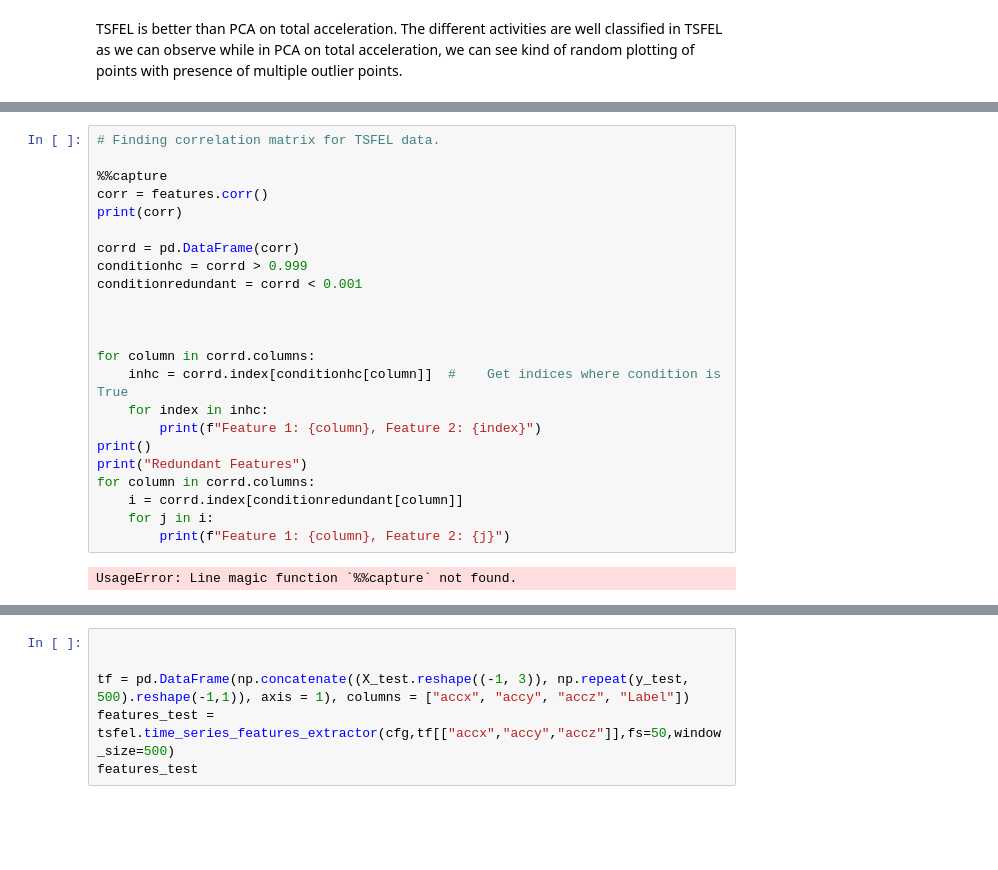
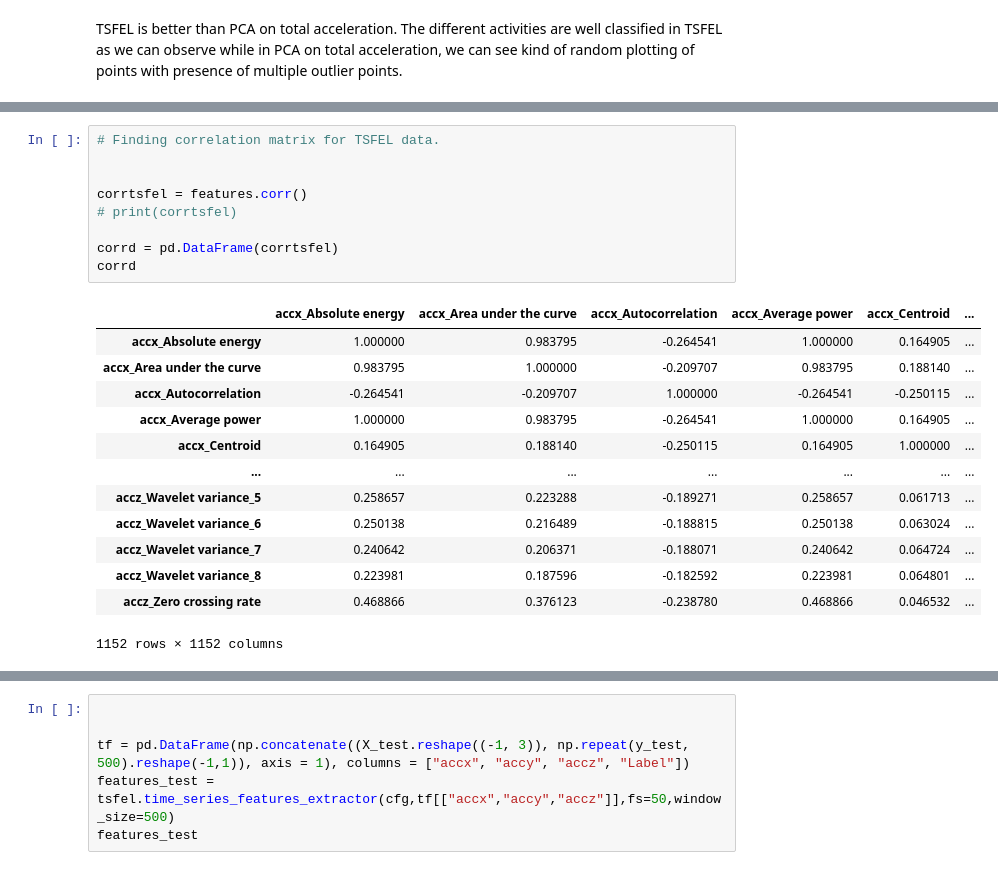
Before and after one commit to Reckadon/ES335-ML-Assignment-1, a Jupyter notebook: T1&2.ipynb, the cells around one changed output, grey strips where cells are left out. Cells and saved outputs as stored; diff of their text form; blank space fills up the shorter version.

```diff
--- a/T1&2.ipynb
+++ b/T1&2.ipynb
@@ -386,25 +386,23 @@ plt.show()
 # %%
 # Finding correlation matrix for TSFEL data.
 
-%%capture
-corr = features.corr()
-print(corr)
 
-corrd = pd.DataFrame(corr)
-conditionhc = corrd > 0.999
-conditionredundant = corrd < 0.001
+corrtsfel = features.corr()
+# print(corrtsfel)
 
-
-
-for column in corrd.columns:
-    inhc = corrd.index[conditionhc[column]]  #    Get indices where condition is True
-    for index in inhc:
-        print(f"Feature 1: {column}, Feature 2: {index}")
-print()
-print("Redundant Features")
-for column in corrd.columns:
-    i = corrd.index[conditionredundant[column]]
-    for j in i:
-        print(f"Feature 1: {column}, Feature 2: {j}")
+corrd = pd.DataFrame(corrtsfel)
+corrd
 # %% [output]
+|  | accx_Absolute energy | accx_Area under the curve | accx_Autocorrelation | accx_Average power | accx_Centroid | ... |
+| accx_Absolute energy | 1.000000 | 0.983795 | -0.264541 | 1.000000 | 0.164905 | ... |
+| accx_Area under the curve | 0.983795 | 1.000000 | -0.209707 | 0.983795 | 0.188140 | ... |
+| accx_Autocorrelation | -0.264541 | -0.209707 | 1.000000 | -0.264541 | -0.250115 | ... |
+| accx_Average power | 1.000000 | 0.983795 | -0.264541 | 1.000000 | 0.164905 | ... |
+| accx_Centroid | 0.164905 | 0.188140 | -0.250115 | 0.164905 | 1.000000 | ... |
+| ... | ... | ... | ... | ... | ... | ... |
+| accz_Wavelet variance_5 | 0.258657 | 0.223288 | -0.189271 | 0.258657 | 0.061713 | ... |
+| accz_Wavelet variance_6 | 0.250138 | 0.216489 | -0.188815 | 0.250138 | 0.063024 | ... |
+| accz_Wavelet variance_7 | 0.240642 | 0.206371 | -0.188071 | 0.240642 | 0.064724 | ... |
+| accz_Wavelet variance_8 | 0.223981 | 0.187596 | -0.182592 | 0.223981 | 0.064801 | ... |
+| accz_Zero crossing rate | 0.468866 | 0.376123 | -0.238780 | 0.468866 | 0.046532 | ... |
-UsageError: Line magic function `%%capture` not found.
+1152 rows × 1152 columns
```
Also changed, not shown: parts of 7 cells of this notebook.
